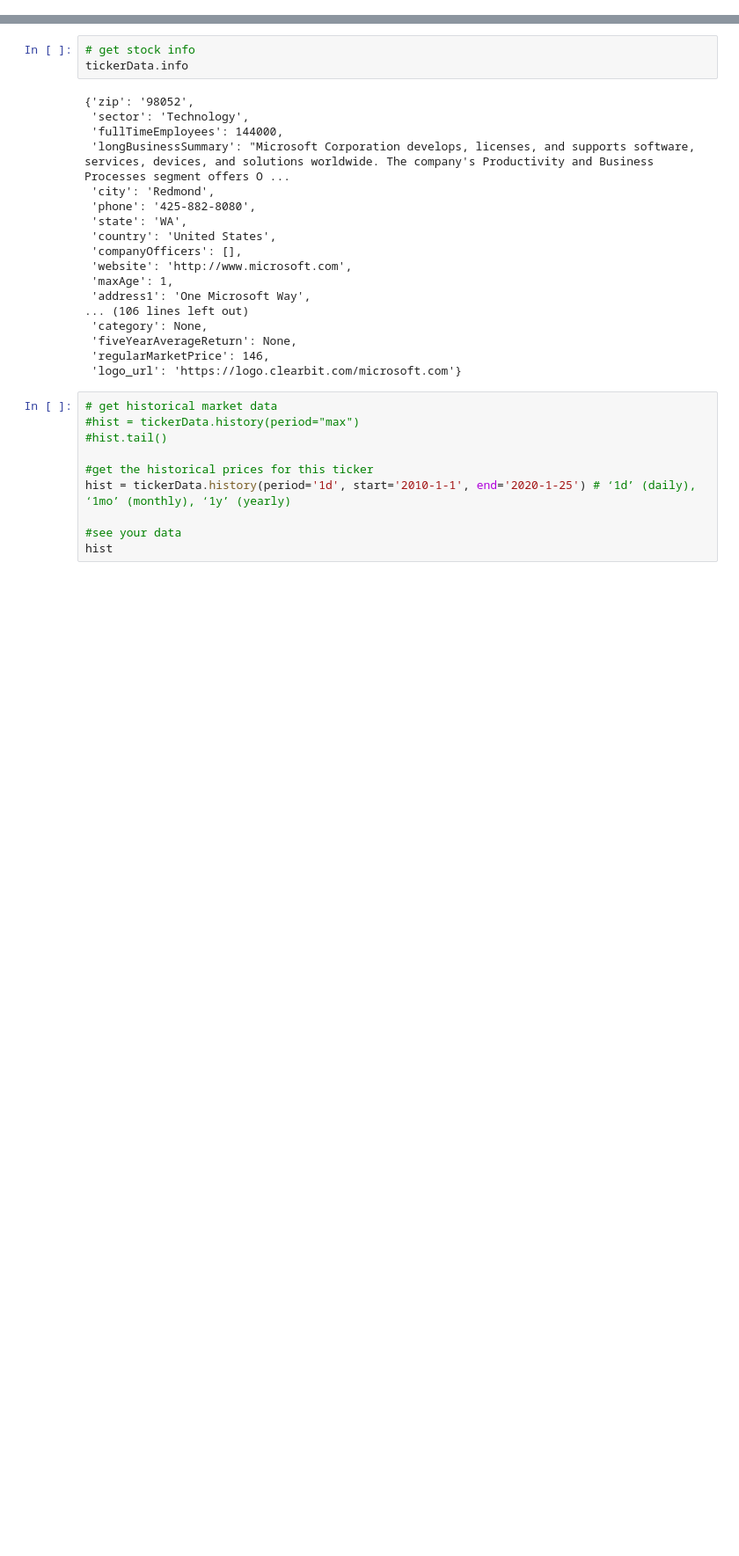
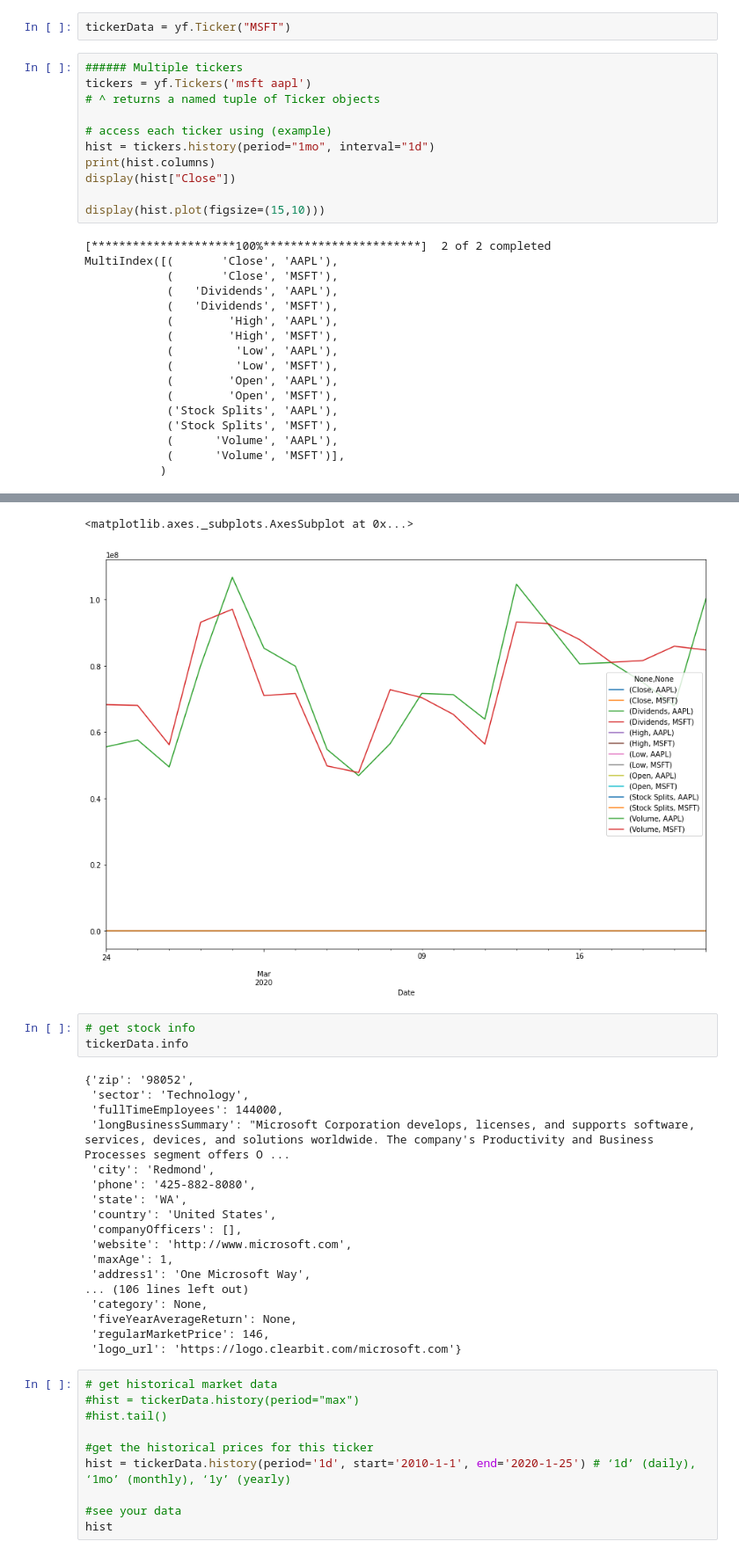
Before and after one commit to sanxlop/stocks, a Jupyter notebook: yfinance_api.ipynb, the cells around one changed output, grey strips where cells are left out. Shown at 88% size. Saved outputs shown, nothing was run; the diff lists cells and outputs as text; blank space fills up the shorter version.

```diff
--- a/yfinance_api.ipynb
+++ b/yfinance_api.ipynb
@@ -4,0 +23,30 @@ tickerData = yf.Ticker("MSFT, AMZN")
+# %%
+tickerData = yf.Ticker("MSFT")
+# %%
+###### Multiple tickers
+tickers = yf.Tickers('msft aapl')
+# ^ returns a named tuple of Ticker objects
+
+# access each ticker using (example)
+hist = tickers.history(period="1mo", interval="1d")
+print(hist.columns)
+display(hist["Close"])
+
+display(hist.plot(figsize=(15,10)))
+# %% [output]
+[*********************100%***********************]  2 of 2 completed
+MultiIndex([(       'Close', 'AAPL'),
+            (       'Close', 'MSFT'),
+            (   'Dividends', 'AAPL'),
+            (   'Dividends', 'MSFT'),
+            (        'High', 'AAPL'),
+            (        'High', 'MSFT'),
+            (         'Low', 'AAPL'),
+            (         'Low', 'MSFT'),
+            (        'Open', 'AAPL'),
+            (        'Open', 'MSFT'),
+            ('Stock Splits', 'AAPL'),
+            ('Stock Splits', 'MSFT'),
+            (      'Volume', 'AAPL'),
+            (      'Volume', 'MSFT')],
+           )
@@ -5,3 +71,5 @@ tickerData = yf.Ticker("MSFT, AMZN")
+<matplotlib.axes._subplots.AxesSubplot at 0x...>
+[figure, added]
 # %%
 # get stock info
 tickerData.info
```
Also changed, not shown: parts of 6 cells of this notebook, 1 other file.
